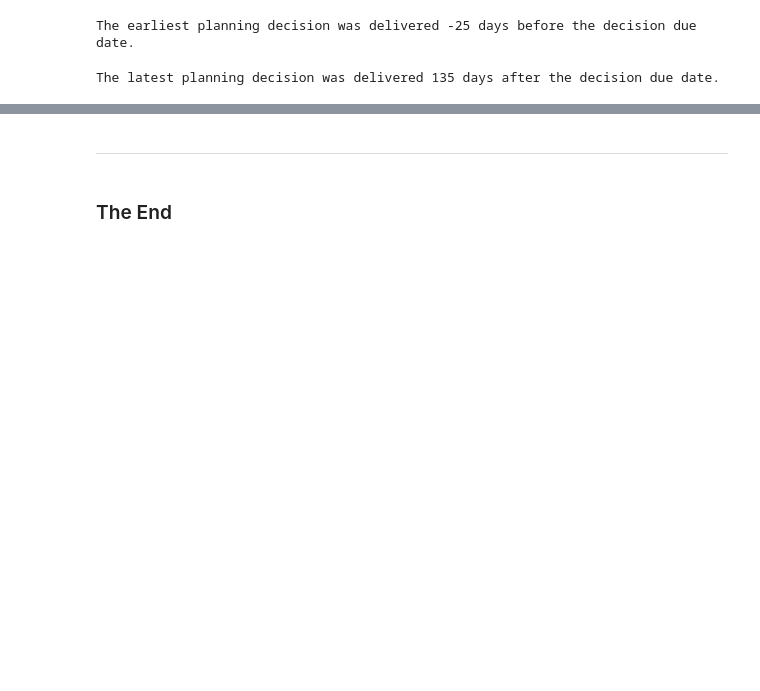
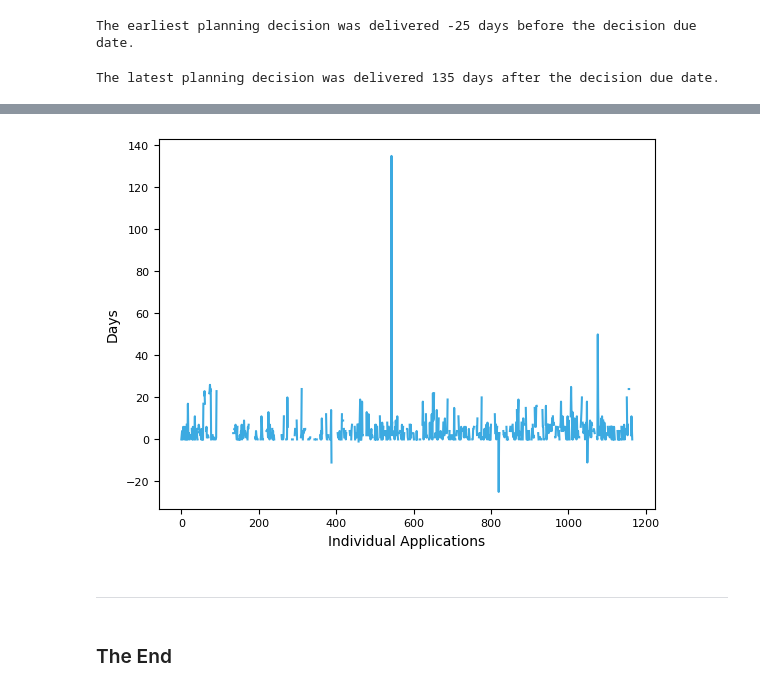
Before and after one commit to FaolanH/programming-for-data-analytics, a Jupyter notebook: pfda-project/project.ipynb, the cells around one changed output, grey strips where cells are left out. Drawn from its saved outputs; the diff is of its cells as text; code cells hidden in the pictures; blank space fills up the shorter version.

```diff
--- a/pfda-project/project.ipynb
+++ b/pfda-project/project.ipynb
@@ -514,3 +553,18 @@ The latest planning decision was delivered 135 days after the decision due date.
+# %%
+# Adding more functionality to the plot using fig,ax
+fig, ax = plt.subplots()
+
+# plotting all closing prices in the DataFrame
+df['DecisionDateDiff'].plot(color="#3caae1", ax=ax, fontsize = 8)
+
+# Setting the y axis label
+plt.ylabel('Days')
+
+plt.xlabel('Individual Applications')
+
+plt.show()
+# %% [output]
+[figure, added]
 # %% [markdown]
 ----------------------------------
 # %% [markdown]
```
Also changed, not shown: parts of 6 cells of this notebook.
